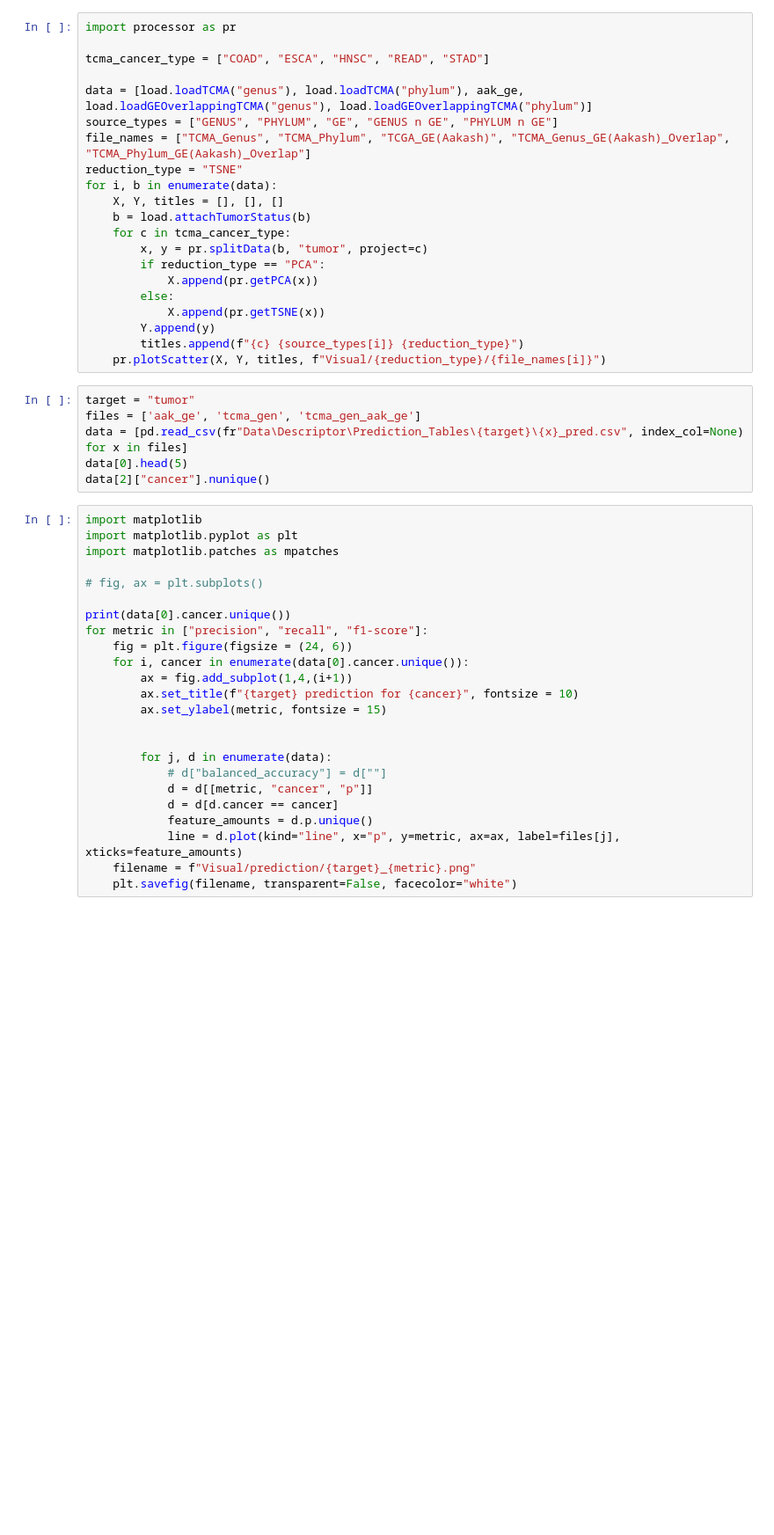
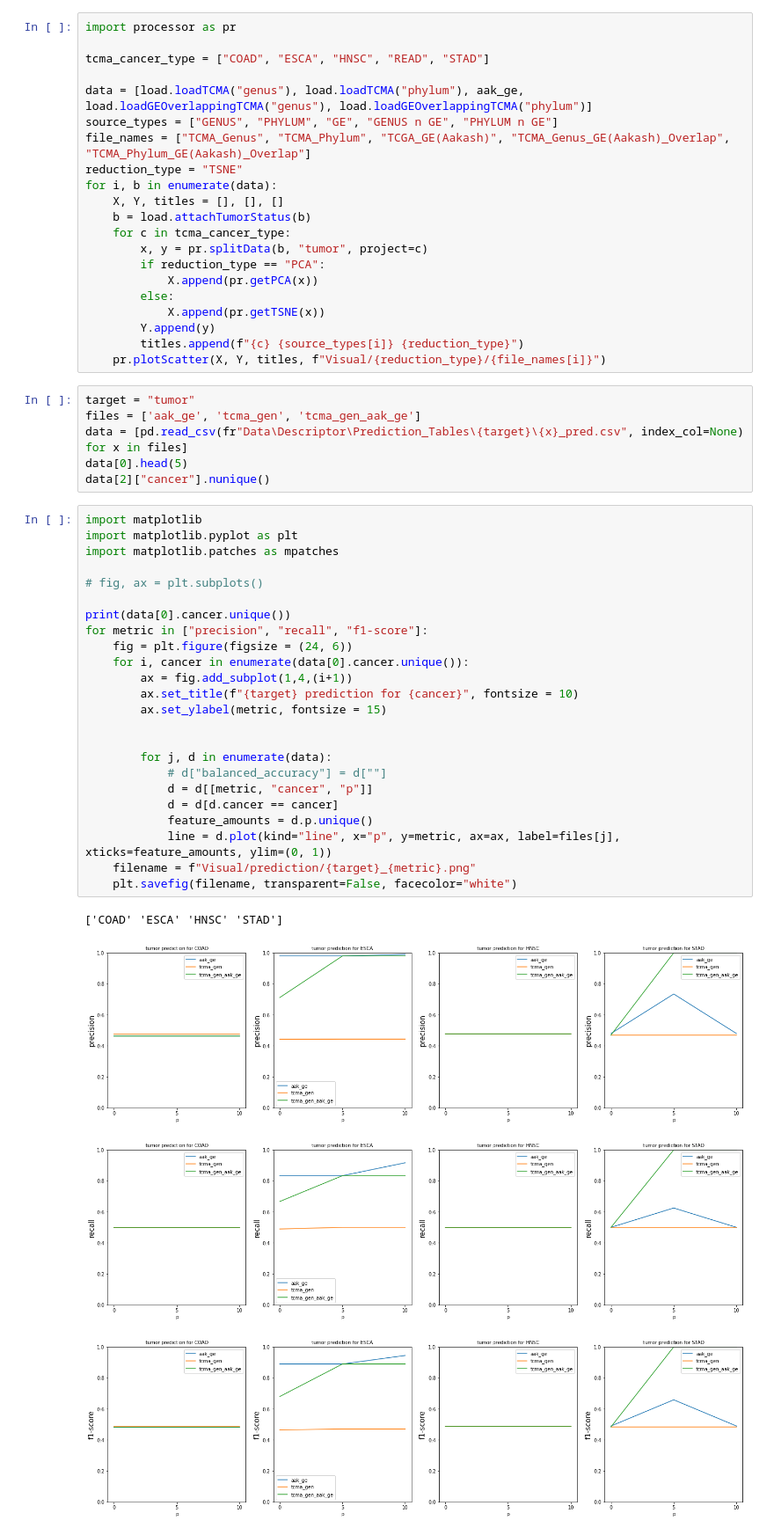
Before and after one commit to GdePaulo/Host-Microbial-Omics-Integration, a Jupyter notebook: visualization.ipynb, the cells around one changed output. Shown at 88% size. Cells and saved outputs as stored; diff of their text form; blank space fills up the shorter version.

Commit message:
Add prediction performance normalized Y axis range and regenerate graphs

```diff
--- a/visualization.ipynb
+++ b/visualization.ipynb
@@ -32,24 +32,29 @@ data[2]["cancer"].nunique()
 # %%
 import matplotlib
 import matplotlib.pyplot as plt
 import matplotlib.patches as mpatches
 
 # fig, ax = plt.subplots()
 
 print(data[0].cancer.unique())
 for metric in ["precision", "recall", "f1-score"]:
     fig = plt.figure(figsize = (24, 6))
     for i, cancer in enumerate(data[0].cancer.unique()):
         ax = fig.add_subplot(1,4,(i+1))
         ax.set_title(f"{target} prediction for {cancer}", fontsize = 10)
         ax.set_ylabel(metric, fontsize = 15)
 
 
         for j, d in enumerate(data):
             # d["balanced_accuracy"] = d[""]
             d = d[[metric, "cancer", "p"]]
             d = d[d.cancer == cancer]
             feature_amounts = d.p.unique()
-            line = d.plot(kind="line", x="p", y=metric, ax=ax, label=files[j], xticks=feature_amounts)
+            line = d.plot(kind="line", x="p", y=metric, ax=ax, label=files[j], xticks=feature_amounts, ylim=(0, 1))
     filename = f"Visual/prediction/{target}_{metric}.png"
     plt.savefig(filename, transparent=False, facecolor="white")
+# %% [output]
+['COAD' 'ESCA' 'HNSC' 'STAD']
+[figure, added]
+[figure, added]
+[figure, added]
```
Also changed, not shown: 6 other files.
